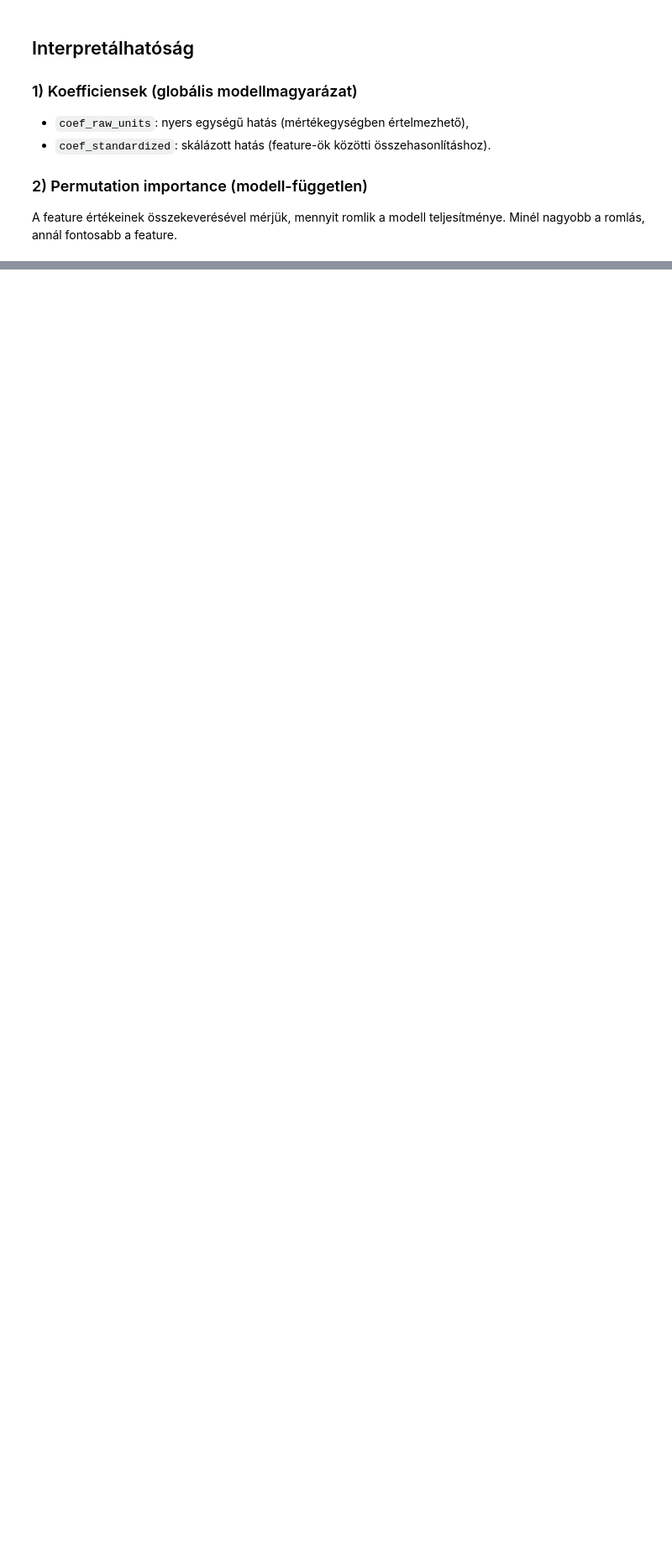
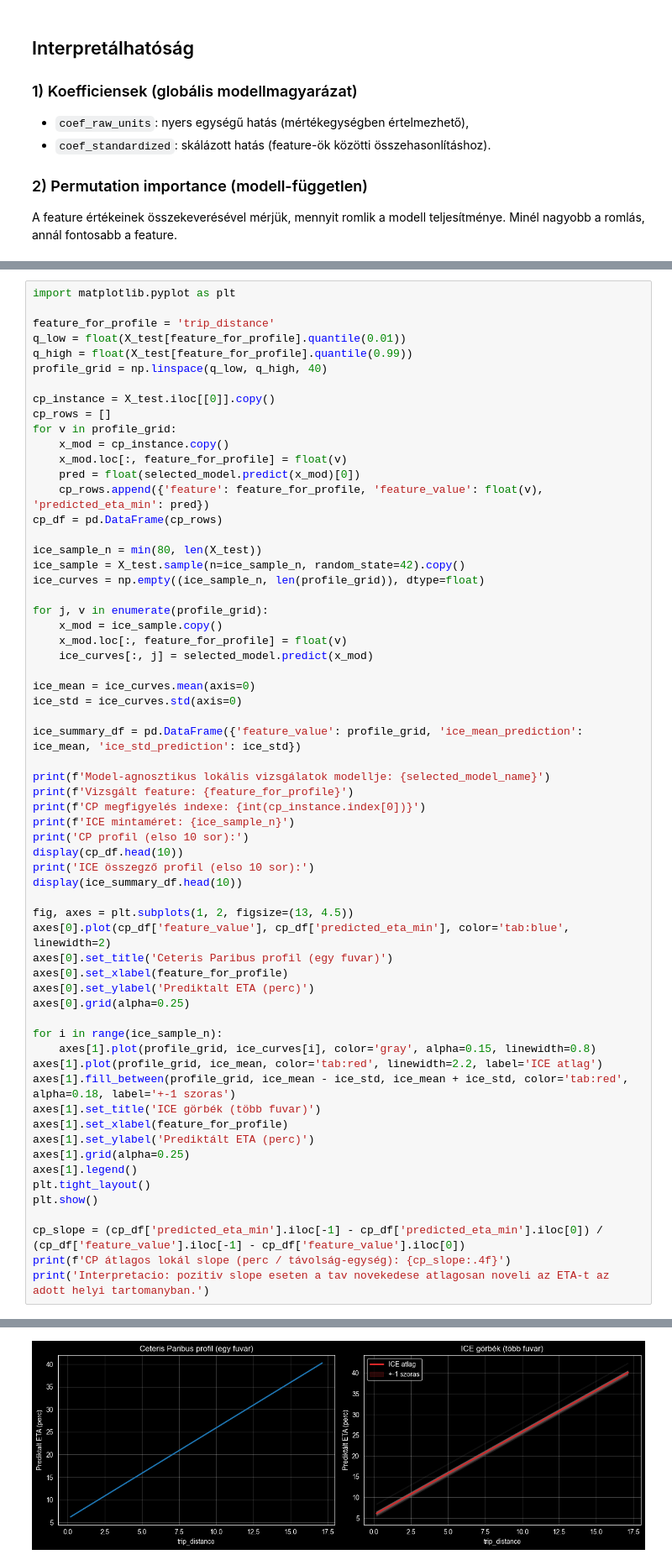
Before and after one commit to szflori/interpretable-ml-taxi, a Jupyter notebook: yellow_taxi_linear_regression_eta.ipynb, the cells around one changed output, grey strips where cells are left out. Shown at 84% size. Saved outputs shown, nothing was run; the diff lists cells and outputs as text; blank space fills up the shorter version.

```diff
--- a/yellow_taxi_linear_regression_eta.ipynb
+++ b/yellow_taxi_linear_regression_eta.ipynb
@@ -371,0 +395,63 @@ ETA összehasonlítás ugyanarra a fuvarra:
+# %%
+import matplotlib.pyplot as plt
+
+feature_for_profile = 'trip_distance'
+q_low = float(X_test[feature_for_profile].quantile(0.01))
+q_high = float(X_test[feature_for_profile].quantile(0.99))
+profile_grid = np.linspace(q_low, q_high, 40)
+
+cp_instance = X_test.iloc[[0]].copy()
+cp_rows = []
+for v in profile_grid:
+    x_mod = cp_instance.copy()
+    x_mod.loc[:, feature_for_profile] = float(v)
+    pred = float(selected_model.predict(x_mod)[0])
+    cp_rows.append({'feature': feature_for_profile, 'feature_value': float(v), 'predicted_eta_min': pred})
+cp_df = pd.DataFrame(cp_rows)
+
+ice_sample_n = min(80, len(X_test))
+ice_sample = X_test.sample(n=ice_sample_n, random_state=42).copy()
+ice_curves = np.empty((ice_sample_n, len(profile_grid)), dtype=float)
+
+for j, v in enumerate(profile_grid):
+    x_mod = ice_sample.copy()
+    x_mod.loc[:, feature_for_profile] = float(v)
+    ice_curves[:, j] = selected_model.predict(x_mod)
+
+ice_mean = ice_curves.mean(axis=0)
+ice_std = ice_curves.std(axis=0)
+
+ice_summary_df = pd.DataFrame({'feature_value': profile_grid, 'ice_mean_prediction': ice_mean, 'ice_std_prediction': ice_std})
+
+print(f'Model-agnosztikus lokális vizsgálatok modellje: {selected_model_name}')
+print(f'Vizsgált feature: {feature_for_profile}')
+print(f'CP megfigyelés indexe: {int(cp_instance.index[0])}')
+print(f'ICE mintaméret: {ice_sample_n}')
+print('CP profil (elso 10 sor):')
+display(cp_df.head(10))
+print('ICE összegző profil (elso 10 sor):')
+display(ice_summary_df.head(10))
+
+fig, axes = plt.subplots(1, 2, figsize=(13, 4.5))
+axes[0].plot(cp_df['feature_value'], cp_df['predicted_eta_min'], color='tab:blue', linewidth=2)
+axes[0].set_title('Ceteris Paribus profil (egy fuvar)')
+axes[0].set_xlabel(feature_for_profile)
+axes[0].set_ylabel('Prediktalt ETA (perc)')
+axes[0].grid(alpha=0.25)
+
+for i in range(ice_sample_n):
+    axes[1].plot(profile_grid, ice_curves[i], color='gray', alpha=0.15, linewidth=0.8)
+axes[1].plot(profile_grid, ice_mean, color='tab:red', linewidth=2.2, label='ICE atlag')
+axes[1].fill_between(profile_grid, ice_mean - ice_std, ice_mean + ice_std, color='tab:red', alpha=0.18, label='+-1 szoras')
+axes[1].set_title('ICE görbék (több fuvar)')
+axes[1].set_xlabel(feature_for_profile)
+axes[1].set_ylabel('Prediktált ETA (perc)')
+axes[1].grid(alpha=0.25)
+axes[1].legend()
+plt.tight_layout()
+plt.show()
+
+cp_slope = (cp_df['predicted_eta_min'].iloc[-1] - cp_df['predicted_eta_min'].iloc[0]) / (cp_df['feature_value'].iloc[-1] - cp_df['feature_value'].iloc[0])
+print(f'CP átlagos lokál slope (perc / távolság-egység): {cp_slope:.4f}')
+print('Interpretacio: pozitiv slope eseten a tav novekedese atlagosan noveli az ETA-t az adott helyi tartomanyban.')
+# %% [output]
@@ -371,0 +486 @@ ETA összehasonlítás ugyanarra a fuvarra:
+[figure, added]
```
Also changed, not shown: parts of 12 cells of this notebook, 1 other file.
